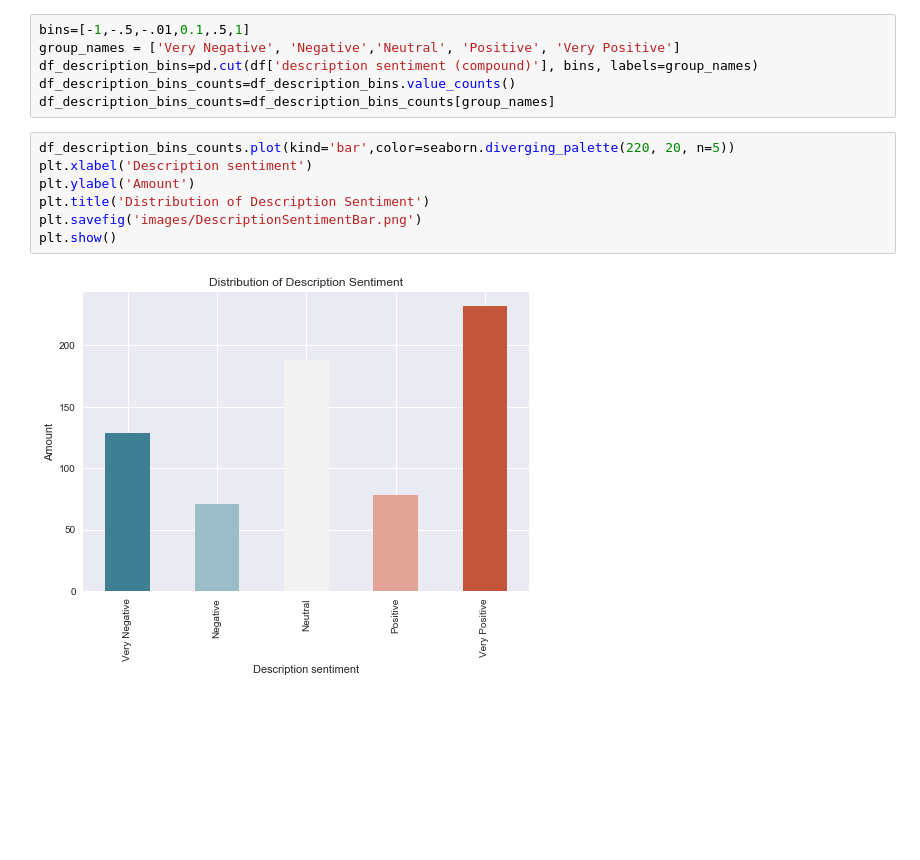
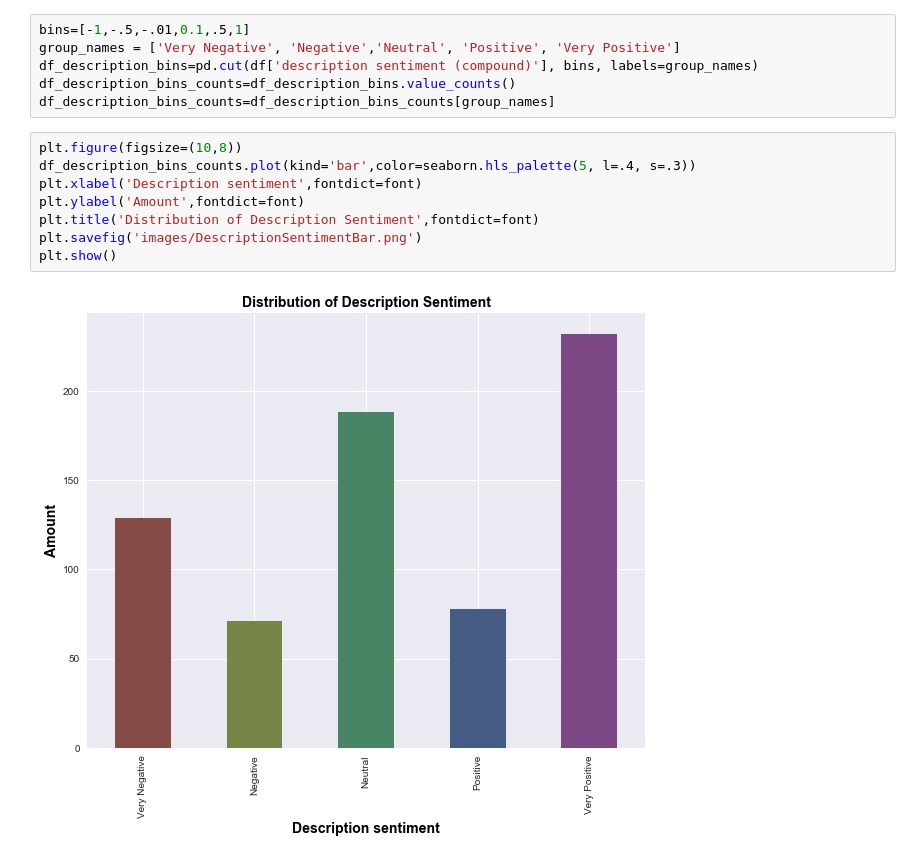
Before and after one commit to rupalimayekar/ProjectWattpad, a Jupyter notebook: sentimentanalysis.ipynb, the cells around one changed output. Drawn from its saved outputs; the diff is of its cells as text; blank space fills up the shorter version.

Commit message:
updating figures more

```diff
--- a/sentimentanalysis.ipynb
+++ b/sentimentanalysis.ipynb
@@ -72,11 +72,12 @@ df_description_bins=pd.cut(df['description sentiment (compound)'], bins, labels=
 df_description_bins_counts=df_description_bins.value_counts()
 df_description_bins_counts=df_description_bins_counts[group_names]
 # %%
-df_description_bins_counts.plot(kind='bar',color=seaborn.diverging_palette(220, 20, n=5))
-plt.xlabel('Description sentiment')
-plt.ylabel('Amount')
-plt.title('Distribution of Description Sentiment')
+plt.figure(figsize=(10,8))
+df_description_bins_counts.plot(kind='bar',color=seaborn.hls_palette(5, l=.4, s=.3))
+plt.xlabel('Description sentiment',fontdict=font)
+plt.ylabel('Amount',fontdict=font)
+plt.title('Distribution of Description Sentiment',fontdict=font)
 plt.savefig('images/DescriptionSentimentBar.png')
 plt.show()
 # %% [output]
-[figure, old version]
+[figure, new version]
```
Also changed, not shown: parts of 1 cell of this notebook, 7 other files.
